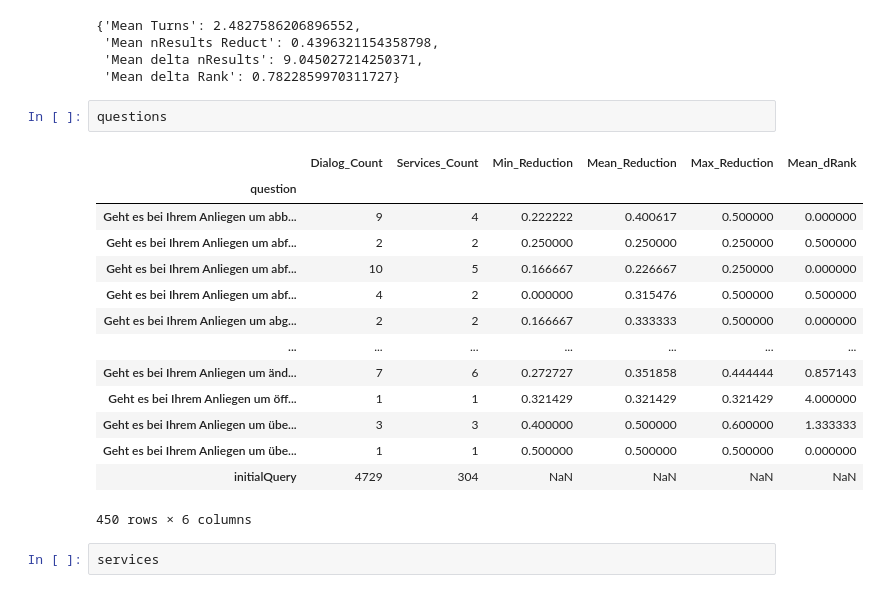
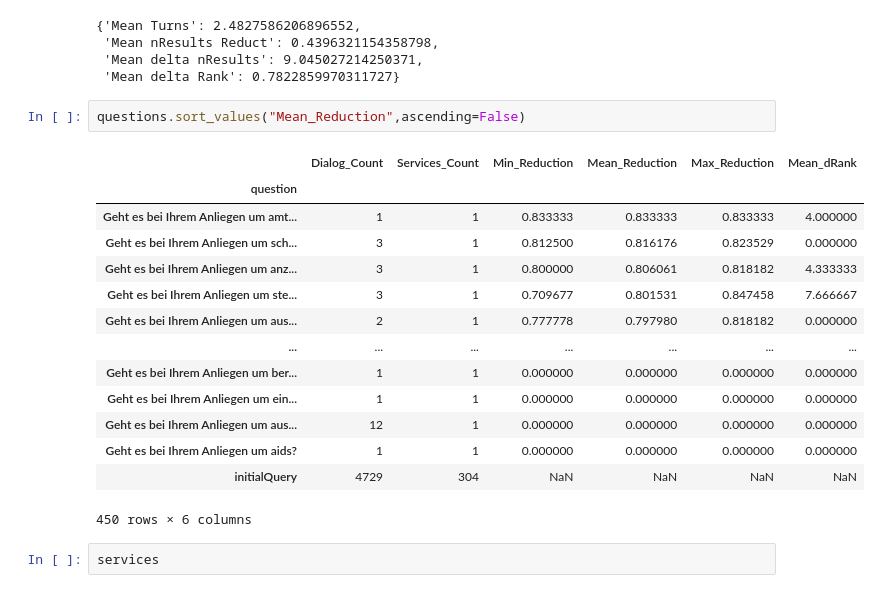
Before and after one commit to moritzwassmer/PJDS_chatbot, a Jupyter notebook: CodingDirectory/Clustering/Modules/test_log_analyzis_bigdata.ipynb, the cells around one changed output. Drawn from its saved outputs; the diff is of its cells as text.

```diff
--- a/CodingDirectory/Clustering/Modules/test_log_analyzis_bigdata.ipynb
+++ b/CodingDirectory/Clustering/Modules/test_log_analyzis_bigdata.ipynb
@@ -152,20 +161,20 @@ means
  'Mean delta nResults': 9.045027214250371,
  'Mean delta Rank': 0.7822859970311727}
 # %%
-questions
+questions.sort_values("Mean_Reduction",ascending=False)
 # %% [output]
 |  | Dialog_Count | Services_Count | Min_Reduction | Mean_Reduction | Max_Reduction | Mean_dRank |
 | question |  |  |  |  |  |  |
-| Geht es bei Ihrem Anliegen um abb... | 9 | 4 | 0.222222 | 0.400617 | 0.500000 | 0.000000 |
-| Geht es bei Ihrem Anliegen um abf... | 2 | 2 | 0.250000 | 0.250000 | 0.250000 | 0.500000 |
-| Geht es bei Ihrem Anliegen um abf... | 10 | 5 | 0.166667 | 0.226667 | 0.250000 | 0.000000 |
-| Geht es bei Ihrem Anliegen um abf... | 4 | 2 | 0.000000 | 0.315476 | 0.500000 | 0.500000 |
-| Geht es bei Ihrem Anliegen um abg... | 2 | 2 | 0.166667 | 0.333333 | 0.500000 | 0.000000 |
+| Geht es bei Ihrem Anliegen um amt... | 1 | 1 | 0.833333 | 0.833333 | 0.833333 | 4.000000 |
+| Geht es bei Ihrem Anliegen um sch... | 3 | 1 | 0.812500 | 0.816176 | 0.823529 | 0.000000 |
+| Geht es bei Ihrem Anliegen um anz... | 3 | 1 | 0.800000 | 0.806061 | 0.818182 | 4.333333 |
+| Geht es bei Ihrem Anliegen um ste... | 3 | 1 | 0.709677 | 0.801531 | 0.847458 | 7.666667 |
+| Geht es bei Ihrem Anliegen um aus... | 2 | 1 | 0.777778 | 0.797980 | 0.818182 | 0.000000 |
 | ... | ... | ... | ... | ... | ... | ... |
-| Geht es bei Ihrem Anliegen um änd... | 7 | 6 | 0.272727 | 0.351858 | 0.444444 | 0.857143 |
-| Geht es bei Ihrem Anliegen um öff... | 1 | 1 | 0.321429 | 0.321429 | 0.321429 | 4.000000 |
-| Geht es bei Ihrem Anliegen um übe... | 3 | 3 | 0.400000 | 0.500000 | 0.600000 | 1.333333 |
-| Geht es bei Ihrem Anliegen um übe... | 1 | 1 | 0.500000 | 0.500000 | 0.500000 | 0.000000 |
+| Geht es bei Ihrem Anliegen um ber... | 1 | 1 | 0.000000 | 0.000000 | 0.000000 | 0.000000 |
+| Geht es bei Ihrem Anliegen um ein... | 1 | 1 | 0.000000 | 0.000000 | 0.000000 | 0.000000 |
+| Geht es bei Ihrem Anliegen um aus... | 12 | 1 | 0.000000 | 0.000000 | 0.000000 | 0.000000 |
+| Geht es bei Ihrem Anliegen um aids? | 1 | 1 | 0.000000 | 0.000000 | 0.000000 | 0.000000 |
 | initialQuery | 4729 | 304 | NaN | NaN | NaN | NaN |
 450 rows × 6 columns
 # %%
```
Also changed, not shown: parts of 11 cells of this notebook, 3 other files.
